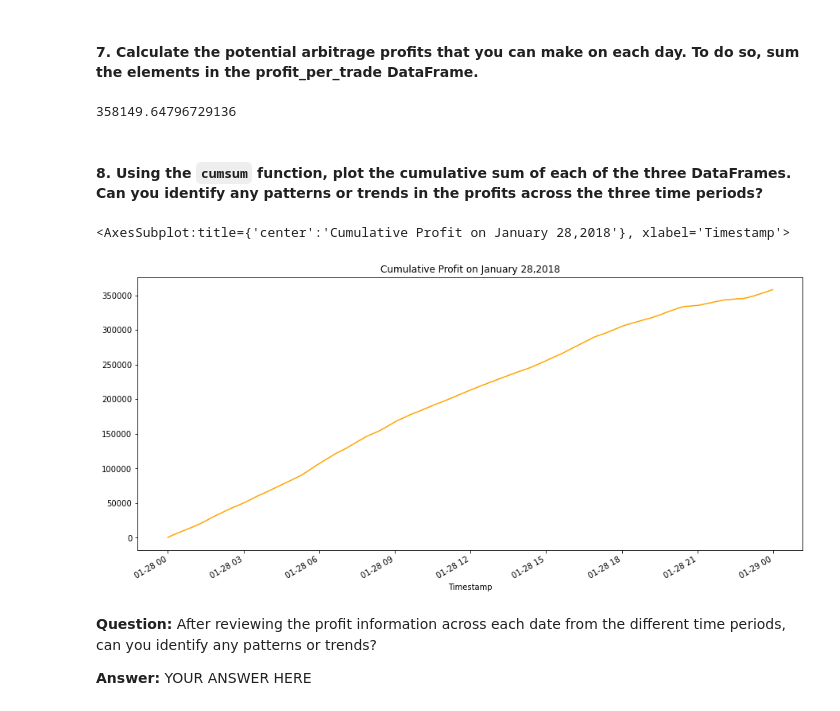
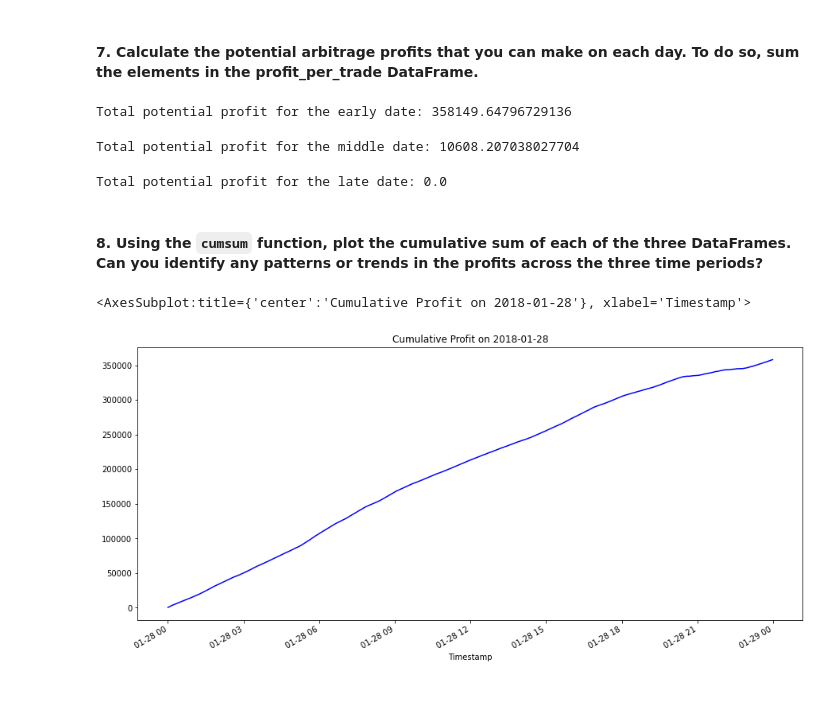
Before and after one commit to daybydata/crypto_arbitrage_script, a Jupyter notebook: crypto_arbitrage.ipynb, the cells around one changed output. Drawn from its saved outputs; the diff is of its cells as text; code cells hidden in the pictures.

Commit message:
Added arbitrage profit analysis, reorganized code and debugged.

```diff
--- a/crypto_arbitrage.ipynb
+++ b/crypto_arbitrage.ipynb
@@ -339,8 +338,13 @@ Focus your analysis on specific dates by completing the following steps:
 
 2. For each of the three dates, generate the summary statistics and then create a box plot. This big-picture view is meant to help you gain a better understanding of the data before you perform your arbitrage calculations. As you compare the data, what conclusions can you draw?
 # %%
+#Sample Dates
+early_date = '2018-01-28'
+middle_date = '2018-02-06'
+late_date = '2018-03-30'
+
 # Create an overlay plot that visualizes the two dataframes over a period of one day early in the dataset.
 # Be sure that the plots include the parameters `legend`, `figsize`, `title`, `color` and `label`
-bitstamp_sliced.loc['2018-01-28'].plot(legend=True, figsize=(15, 7), title="Bitstamp vs. Coinbase: January 28, 2018", color="blue", label="Bitstamp")
-coinbase_sliced.loc['2018-01-28'].plot(legend=True, figsize=(15, 7), color="Orange", label="Coinbase")
+bitstamp_sliced.loc[early_date].plot(legend=True, figsize=(15, 7), title="Bitstamp vs. Coinbase: "+early_date, color="blue", label="Bitstamp")
+coinbase_sliced.loc[early_date].plot(legend=True, figsize=(15, 7), color="Orange", label="Coinbase")
 # %% [output]
@@ -461,7 +465,7 @@ Calculate the potential profits for each date that you selected in the previous
 # For the date early in the dataset, measure the arbitrage spread between the two exchanges
 # by subtracting the lower-priced exchange from the higher-priced one
 # For the early date, subtracting Coinbase from Bitstamp as Coinbase was the lower priced exchange for the entire day.
-arbitrage_spread_early = arbitrage_spread_early = bitstamp_sliced.loc['2018-01-28'] - coinbase_sliced.loc['2018-01-28']
+arbitrage_spread_early = arbitrage_spread_early = bitstamp_sliced.loc[early_date] - coinbase_sliced.loc[early_date]
 
 # Use a conditional statement to generate the summary statistics for each arbitrage_spread DataFrame
 positive_filter_early = arbitrage_spread_early > 0
@@ -515,7 +519,7 @@ Name: Close, dtype: float64
 # %%
 # For the date early in the dataset, calculate the spread returns by dividing the instances when the arbitrage spread is positive (> 0)
 # by the price of Bitcoin from the exchange you are buying on (the lower-priced exchange).
-spread_return_early = arbitrage_spread_early.loc[positive_filter_early] / coinbase_sliced.loc['2018-01-28']
+spread_return_early = arbitrage_spread_early.loc[positive_filter_early] / coinbase_sliced.loc[early_date]
 
 # Review the spread return DataFrame
 spread_return_early.describe()
@@ -619,7 +653,7 @@ Name: Close, dtype: float64
 # %%
 # For the date early in the dataset, calculate the potential profit per trade in dollars
 # Multiply the profitable trades by the cost of the Bitcoin that was purchased
-profit_early = profitable_trades_early * bitstamp_sliced.loc['2018-01-28']
+profit_early = profitable_trades_early * bitstamp_sliced.loc[early_date]
 
 # Drop any missing values from the profit DataFrame
 profit_per_trade_early = profit_early.dropna()
@@ -664,23 +772,31 @@ profit_per_trade_early.plot(figsize=(15, 7), title="Arbitrage Profit on January
 # %% [markdown]
 #### 7. Calculate the potential arbitrage profits that you can make on each day. To do so, sum the elements in the profit_per_trade DataFrame.
 # %%
-# Calculate the sum of the potential profits for the early profit per trade DataFrame
+# Calculate the sum of the potential profits for the early date profit per trade DataFrame.
 profit_sum_early = profit_per_trade_early.sum()
-profit_sum_early
+print("Total potential profit for the early date: " + str(profit_sum_early))
 # %% [output]
-358149.64796729136
+Total potential profit for the early date: 358149.64796729136
+# %%
+# Calculate the sum of the potential profits for the middle date profit per trade DataFrame.
+profit_sum_middle = profit_per_trade_middle.sum()
+print("Total potential profit for the middle date: " + str(profit_sum_middle))
+# %% [output]
+Total potential profit for the middle date: 10608.207038027704
+# %%
+# Calculate the sum of the potential profits for the middle date profi per trade DataFrame.
+profit_sum_late = profit_per_trade_late.sum()
+print("Total potential profit for the late date: " + str(profit_sum_late))
+# %% [output]
+Total potential profit for the late date: 0.0
 # %% [markdown]
 #### 8. Using the `cumsum` function, plot the cumulative sum of each of the three DataFrames. Can you identify any patterns or trends in the profits across the three time periods?
 # %%
 # Use the cumsum function to calculate the cumulative profits over time for the early profit per trade DataFrame
 cumulative_profit_early = profit_per_trade_early.cumsum()
 # %%
-# Plot the cumulative sum of profits for the early profit per trade DataFrame
-cumulative_profit_early.plot(figsize=(15, 7), title="Cumulative Profit on January 28,2018", color="orange")
+# Plotting the cumulative sum of profits for the early profit per trade DataFrame
+cumulative_profit_early.plot(figsize=(15, 7), title="Cumulative Profit on "+early_date, color="blue")
 # %% [output]
-<AxesSubplot:title={'center':'Cumulative Profit on January 28,2018'}, xlabel='Timestamp'>
+<AxesSubplot:title={'center':'Cumulative Profit on 2018-01-28'}, xlabel='Timestamp'>
-[figure, old version]
+[figure, new version]
-# %% [markdown]
-**Question:** After reviewing the profit information across each date from the different time periods, can you identify any patterns or trends?
-
-**Answer:** YOUR ANSWER HERE
```
Also changed, not shown: parts of 28 cells of this notebook, 3 other files.
